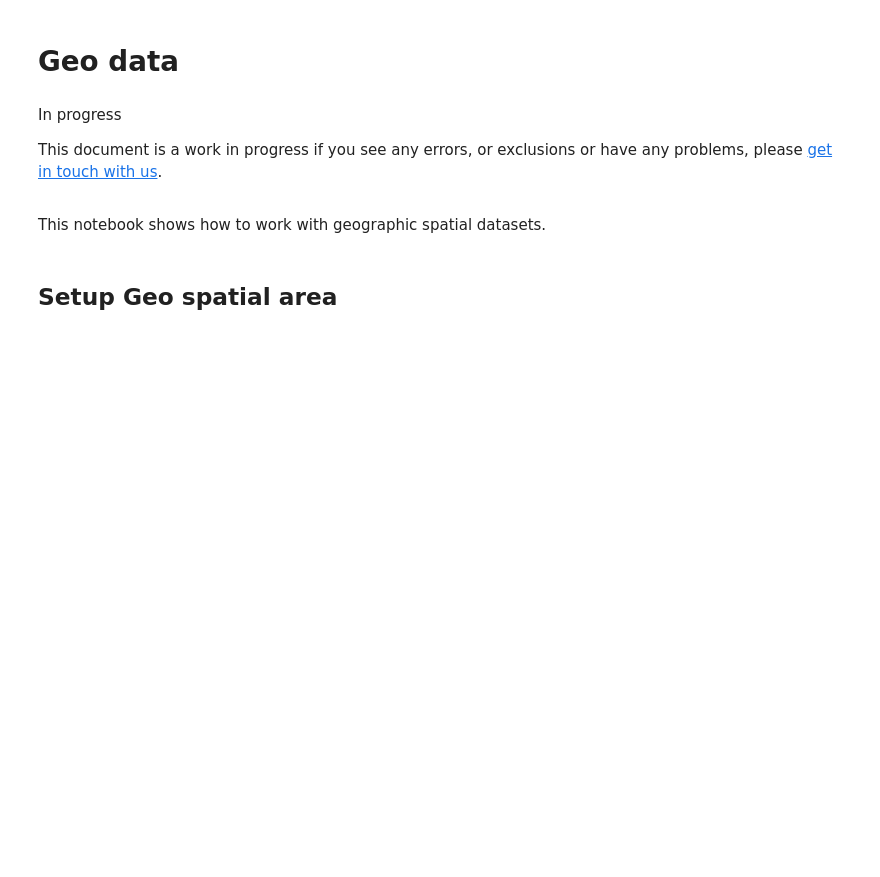
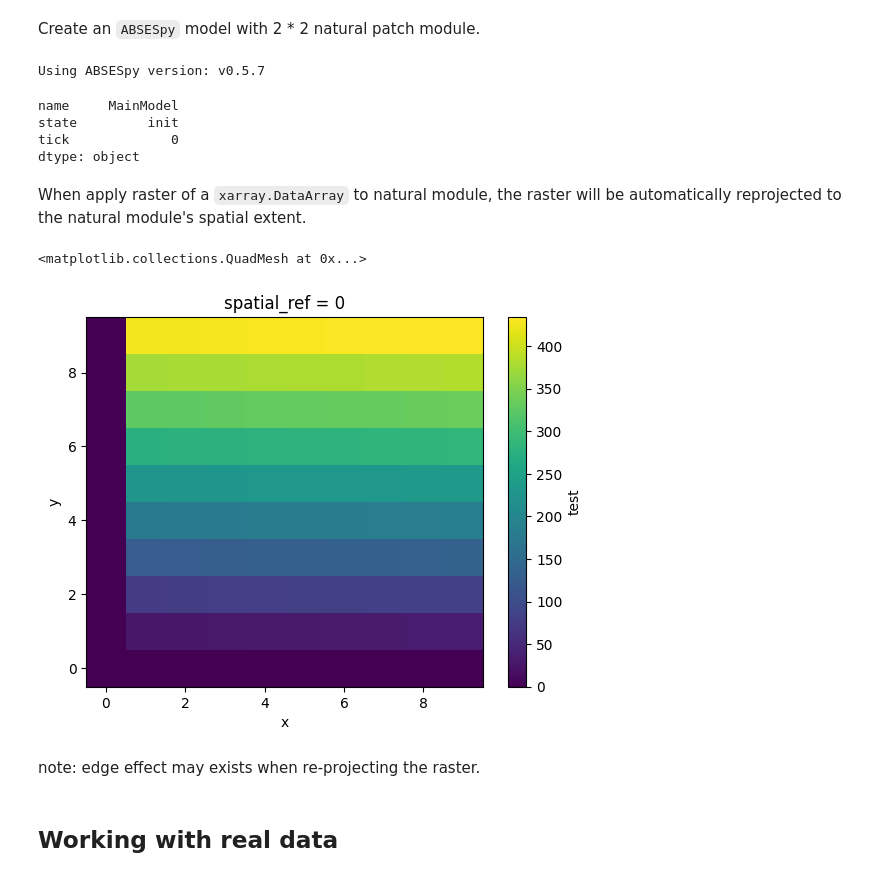
Before and after one commit to SongshGeoLab/ABSESpy, a Jupyter notebook: docs/tutorial/advanced/geodata.ipynb, the cells around one changed output. Cells and saved outputs as stored; diff of their text form; code cells hidden in the pictures; blank space fills up the shorter version.

Commit message:
docs(docs): :memo: update notebooks with cleaner descriptions on Nature

```diff
--- a/docs/tutorial/advanced/geodata.ipynb
+++ b/docs/tutorial/advanced/geodata.ipynb
@@ -0,0 +72,7 @@
+# %%
+import xarray as xr
+import numpy as np
+
+
+data = xr.DataArray(data=np.arange(2000).reshape((40, 50)), dims=("y", "x"))
+data.plot()
@@ -1,13 +94,29 @@
+# %% [markdown]
+Create an `ABSESpy` model with 2 * 2 natural patch module.
+# %%
+from abses import MainModel
+
+model = MainModel()
+module = model.nature.create_module("from_resolution", shape=(10, 10))
+
+model.summary()
+# %% [output]
+Using ABSESpy version: v0.5.7
+name     MainModel
+state         init
+tick             0
+dtype: object
+# %% [markdown]
+When apply raster of a `xarray.DataArray` to natural module, the raster will be automatically reprojected to the natural module's spatial extent.
+# %%
+module.apply_raster(
+    data, attr_name="test", cover_crs=True, resampling_method="bilinear"
+)
+module.get_xarray("test").plot()
+# %% [output]
+<matplotlib.collections.QuadMesh at 0x...>
+[figure, added]
+# %% [markdown]
+note: edge effect may exists when re-projecting the raster.
 # %% [markdown]
-# Geo data
+## Working with real data
-# %% [markdown]
-<div class="admonition note">
-    <p class="admonition-title">In progress</p>
-    <p>This document is a work in progress if you see any errors, or exclusions or have any problems, please <a href="https://github.com/absespy/ABSESpy/issues">get in touch with us</a>.</p>
-</div>
-# %% [markdown]
-This notebook shows how to work with geographic spatial datasets.
-
-<!-- Download the data from [here](https://www.kaggle.com/c/tweet-sentiment-extraction/data) and place it in the `data` directory. -->
-# %% [markdown]
-## Setup Geo spatial area
```
Also changed, not shown: parts of 19 cells of this notebook, 1 other file.
